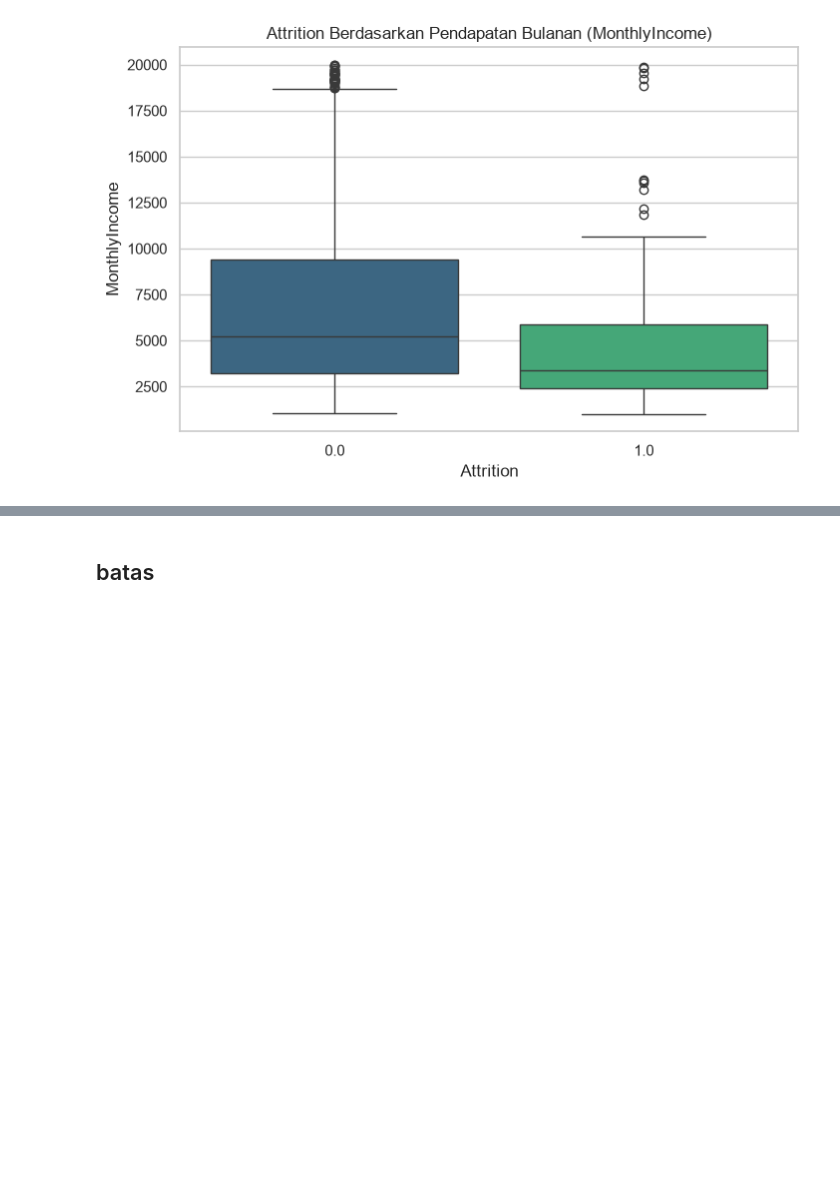
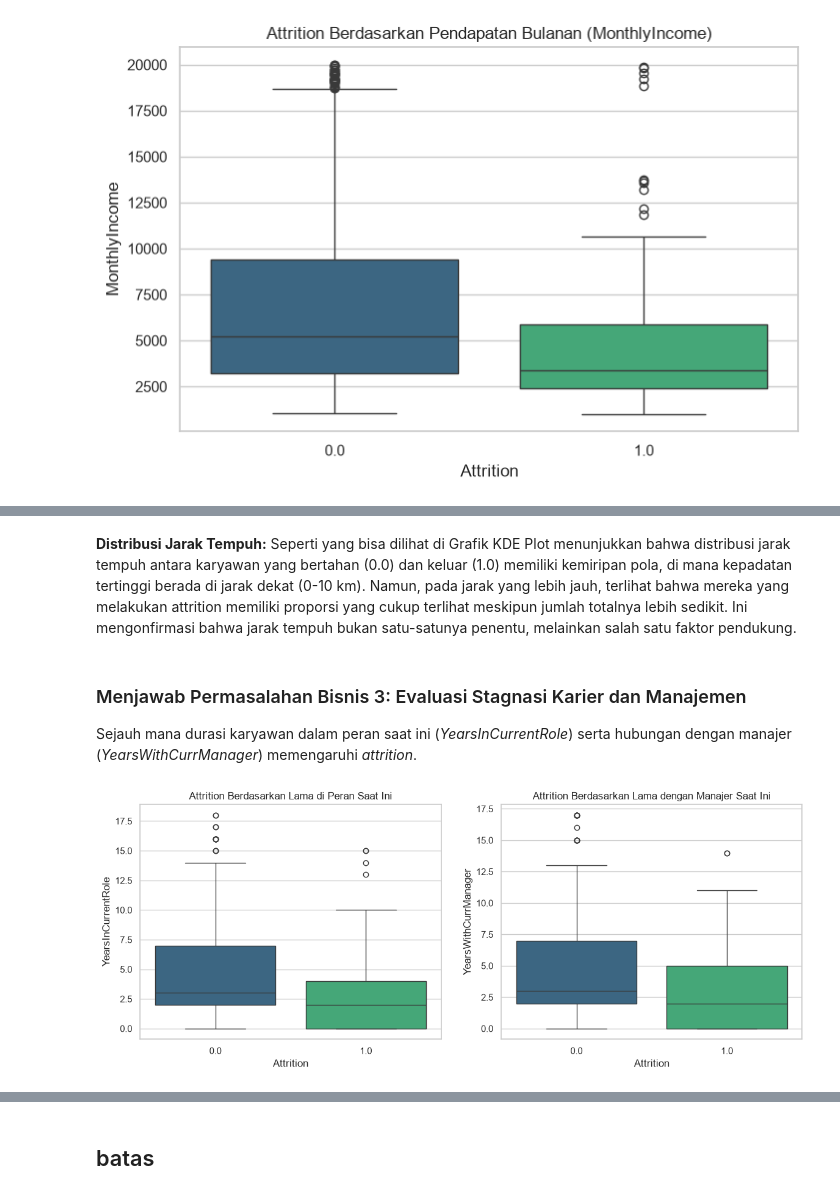
Before and after one commit to dzikri007/Summer-Project-Data-Science, a Jupyter notebook: Submission Pertama Menyelesaikan Permasalahan Human Resources/notebook.ipynb, the cells around one changed output, grey strips where cells are left out. Saved outputs shown, nothing was run; the diff lists cells and outputs as text; code cells hidden in the pictures; blank space fills up the shorter version.

```diff
--- a/Submission Pertama Menyelesaikan Permasalahan Human Resources/notebook.ipynb
+++ b/Submission Pertama Menyelesaikan Permasalahan Human Resources/notebook.ipynb
@@ -124,0 +164,16 @@ plt.show()
+# %% [markdown]
+
+**Distribusi Jarak Tempuh:**  Seperti yang bisa dilihat di Grafik KDE Plot menunjukkan bahwa distribusi jarak tempuh antara karyawan yang bertahan (0.0) dan keluar (1.0) memiliki kemiripan pola, di mana kepadatan tertinggi berada di jarak dekat (0-10 km). Namun, pada jarak yang lebih jauh, terlihat bahwa mereka yang melakukan attrition memiliki proporsi yang cukup terlihat meskipun jumlah totalnya lebih sedikit. Ini mengonfirmasi bahwa jarak tempuh bukan satu-satunya penentu, melainkan salah satu faktor pendukung.
+# %% [markdown]
+### Menjawab Permasalahan Bisnis 3: Evaluasi Stagnasi Karier dan Manajemen
+Sejauh mana durasi karyawan dalam peran saat ini (*YearsInCurrentRole*) serta hubungan dengan manajer (*YearsWithCurrManager*) memengaruhi *attrition*.
+# %%
+# Stagnasi Karier & Manajemen: YearsInCurrentRole & YearsWithCurrManager
+fig, axes = plt.subplots(1, 2, figsize=(14, 5))
+sns.boxplot(data=data, x='Attrition', y='YearsInCurrentRole', palette='viridis', ax=axes[0])
+axes[0].set_title('Attrition Berdasarkan Lama di Peran Saat Ini')
+sns.boxplot(data=data, x='Attrition', y='YearsWithCurrManager', palette='viridis', ax=axes[1])
+axes[1].set_title('Attrition Berdasarkan Lama dengan Manajer Saat Ini')
+plt.show()
+# %% [output]
+[figure, added]
```
Also changed, not shown: parts of 7 cells of this notebook, 1 other file.
